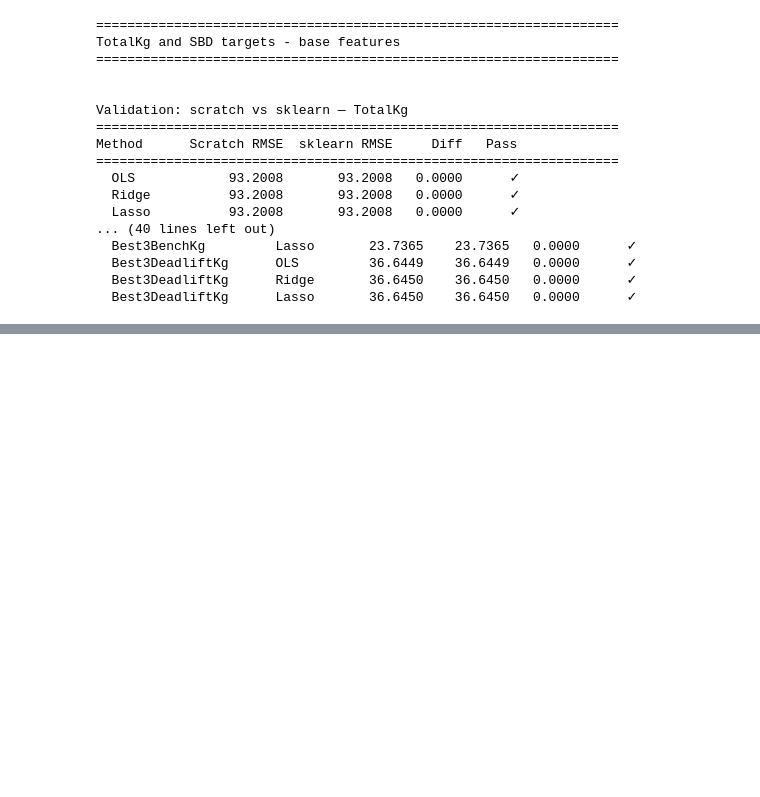
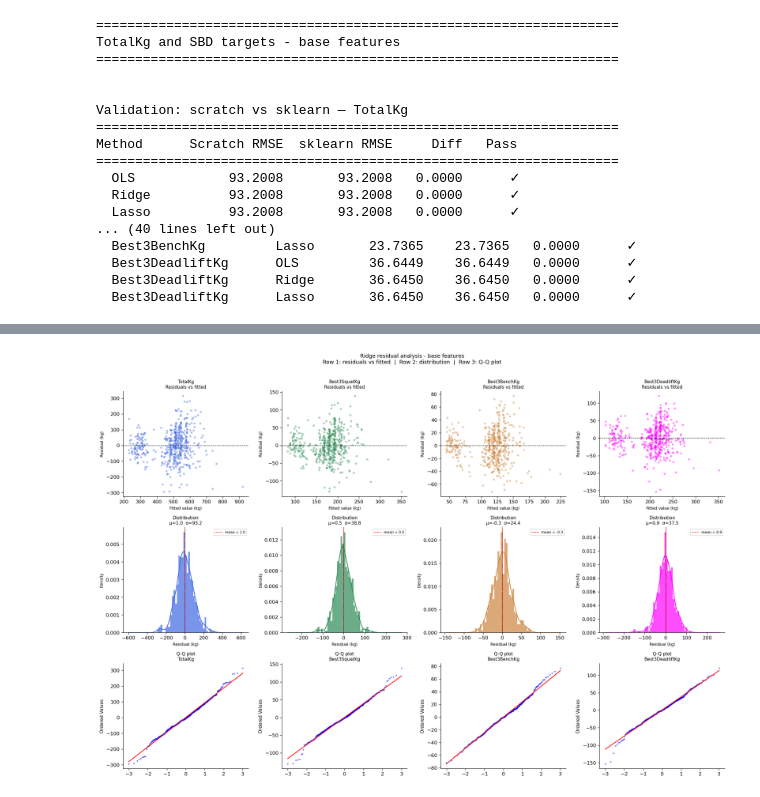
Before and after one commit to kostasrigatos/Greek-powerlifting-ML, a Jupyter notebook: greek_powerlifting_analysis.ipynb, the cells around one changed output, grey strips where cells are left out. Drawn from its saved outputs; the diff is of its cells as text; code cells hidden in the pictures; blank space fills up the shorter version.

Commit message:
Phase 4 complete: sex/age subgroup analysis, bias-variance diagnosis, residual correlation

```diff
--- a/greek_powerlifting_analysis.ipynb
+++ b/greek_powerlifting_analysis.ipynb
@@ -2822,7 +2824,7 @@ from sklearn.metrics import mean_squared_error
 
 # TotalKg; base features - fit sklearn models on scaled training data (no bias column needed)
 sk_ols_base_total        = LinearRegression().fit(X_tr_base_total_s, Y_tr_base_total.ravel())
-sk_ridge_base_total      = SkRidge(alpha = ridge_best_lam['TotalKg']).fit(X_tr_base_total_s, Y_tr_base_total.ravel())
+sk_ridge_base_total      = SkRidge(alpha = ridge_best_base['TotalKg']).fit(X_tr_base_total_s, Y_tr_base_total.ravel())
 sk_lasso_base_total      = SkLasso(alpha = lasso_best_base['TotalKg'], max_iter = 5000).fit(X_tr_base_total_s, Y_tr_base_total.ravel())
 
 sk_rmse_ols_base_total   = np.sqrt(mean_squared_error(Y_te_base_total.ravel(), sk_ols_base_total.predict(X_te_base_total_s)))
@@ -2831,7 +2833,7 @@ sk_rmse_lasso_base_total = np.sqrt(mean_squared_error(Y_te_base_total.ravel(), s
 
 # TotalKg; age-augmented features - fit sklearn models on scaled training data (no bias column needed)
 sk_ols_age_total         = LinearRegression().fit(X_tr_age_total_s, Y_tr_age_total.ravel())
-sk_ridge_age_total       = SkRidge(alpha = ridge_best_lam['TotalKg']).fit(X_tr_age_total_s, Y_tr_age_total.ravel())
+sk_ridge_age_total       = SkRidge(alpha = ridge_best_age['TotalKg']).fit(X_tr_age_total_s, Y_tr_age_total.ravel())
 sk_lasso_age_total       = SkLasso(alpha = lasso_best_age['TotalKg'], max_iter = 5000).fit(X_tr_age_total_s, Y_tr_age_total.ravel())
 
 sk_rmse_ols_age_total    = np.sqrt(mean_squared_error(Y_te_age_total.ravel(), sk_ols_age_total.predict(X_te_age_total_s)))
@@ -2840,7 +2842,7 @@ sk_rmse_lasso_age_total  = np.sqrt(mean_squared_error(Y_te_age_total.ravel(), sk
 
 # SBD targets; base features - sklearn handles multi-output natively for OLS and Ridge, but not for Lasso
 sk_ols_base_sbd          = LinearRegression().fit(X_tr_base_sbd_s, Y_tr_base_sbd)
-sk_ridge_base_sbd        = SkRidge(alpha = ridge_best_lam['Best3SquatKg']).fit(X_tr_base_sbd_s, Y_tr_base_sbd)
+sk_ridge_base_sbd        = SkRidge(alpha = ridge_best_base['Best3SquatKg']).fit(X_tr_base_sbd_s, Y_tr_base_sbd)
 sk_lasso_base_sbd        = np.zeros_like(Y_te_base_sbd, dtype = float)
 for i, target in enumerate(target_names_sbd):
     lasso_i = SkLasso(alpha = lasso_best_base[target], max_iter = 5000).fit(X_tr_base_sbd_s, Y_tr_base_sbd[:, i])
@@ -2852,7 +2854,7 @@ sk_rmse_lasso_base_sbd = rmse_per_target(Y_te_base_sbd, sk_lasso_base_sbd)
 
 # SBD targets; age-augmented features - sklearn handles multi-output natively for OLS and Ridge, but not for Lasso
 sk_ols_age_sbd          = LinearRegression().fit(X_tr_age_sbd_s, Y_tr_age_sbd)
-sk_ridge_age_sbd        = SkRidge(alpha = ridge_best_lam['Best3SquatKg']).fit(X_tr_age_sbd_s, Y_tr_age_sbd)
+sk_ridge_age_sbd        = SkRidge(alpha = ridge_best_age['Best3SquatKg']).fit(X_tr_age_sbd_s, Y_tr_age_sbd)
 sk_lasso_age_sbd        = np.zeros_like(Y_te_age_sbd, dtype = float)
 for i, target in enumerate(target_names_sbd):
     lasso_i = SkLasso(alpha = lasso_best_age[target], max_iter = 5000).fit(X_tr_age_sbd_s, Y_tr_age_sbd[:, i])
@@ -2992,0 +3006,5 @@ Method      Scratch RMSE  sklearn RMSE     Diff   Pass
+# %%
+# Create the Phase 4 plots folder
+plots_dir_p4 = Path('plots/phase4')
+plots_dir_p4.mkdir(parents=True, exist_ok=True)
+print(f"Plot output folder: {plots_dir_p4.resolve()}")
@@ -2992,0 +3306,85 @@ Method      Scratch RMSE  sklearn RMSE     Diff   Pass
+# %%
+from scipy import stats as scipy_stats
+
+# Compute the residuals using Ridge predictions
+residuals_base_total = Y_te_base_total.ravel() - Y_pred_ridge_base_total_te.ravel()
+residuals_age_total  = Y_te_age_total.ravel() - Y_pred_ridge_age_total_te.ravel()
+residuals_base_sbd   = Y_te_base_sbd - Y_pred_ridge_base_sbd_te
+residuals_age_sbd    = Y_te_age_sbd - Y_pred_ridge_age_sbd_te
+
+# Gather the above together
+all_residuals_base = [residuals_base_total] + [col for col in residuals_base_sbd.T]
+all_residuals_age = [residuals_age_total] + [col for col in residuals_age_sbd.T]
+all_preds_base = ([Y_pred_ridge_base_total_te.ravel()] + [col for col in Y_pred_ridge_base_sbd_te.T])
+all_preds_age = ([Y_pred_ridge_age_total_te.ravel()] + [col for col in Y_pred_ridge_age_sbd_te.T])
+
+colors = ['royalblue', 'seagreen', 'peru', 'magenta']
+
+import pandas as pd
+import scipy.stats as scipy_stats
+
+fig, axes = plt.subplots(3, 4, figsize=(18, 12))
+
+# 1. Clean loop header: Use direct index lookups to remove the complex nested zip layout
+for i, target in enumerate(all_targets_list):
+    # Extract loop-specific data cleanly from your lists
+    resid = all_residuals_base[i]
+    pred = all_preds_base[i]
+    col_color = colors[i]
+    resid_mean = resid.mean()
+
+    # ROW 1: Residuals vs Fitted Values
+    # Captures heteroscedasticity or missed non-linear relationships
+    ax_rv = axes[0, i]
+    ax_rv.scatter(pred, resid, alpha=0.35, s=10, color=col_color)
+    ax_rv.axhline(0, color="black", linewidth=0.8, linestyle="--")
+    ax_rv.set_xlabel("Fitted value (kg)", fontsize=8)
+    ax_rv.set_ylabel("Residual (kg)", fontsize=8)
+    ax_rv.set_title(f"{target}\nResiduals vs fitted", fontsize=9)
+
+    # ROW 2: Residual Histogram with KDE
+    # Evaluates error symmetry, dispersion, and baseline bias
+    ax_hist = axes[1, i]
+    ax_hist.hist(
+        resid, bins=35, color=col_color, edgecolor="none", alpha=0.7, density=True
+    )
+    pd.Series(resid).plot.kde(ax=ax_hist, color=col_color, linewidth=1.5)
+
+    ax_hist.axvline(0, color="black", linewidth=0.8, linestyle="--")
+    ax_hist.axvline(
+        resid_mean,
+        color="red",
+        linewidth=1,
+        linestyle="--",
+        label=f"mean = {resid_mean:.1f}",
+    )
+    ax_hist.set_xlabel("Residual (kg)", fontsize=8)
+    ax_hist.set_ylabel("Density", fontsize=8)
+    ax_hist.set_title(
+        f"Distribution\nμ={resid_mean:.1f}  σ={resid.std():.1f}", fontsize=9
+    )
+    ax_hist.legend(fontsize=7)
+
+    # ROW 3: Q-Q Plot Against Normal Distribution
+    # Curve tails reveal heavy or light tails relative to normality assumptions
+    ax_qq = axes[2, i]
+    scipy_stats.probplot(resid, dist="norm", plot=ax_qq)
+    ax_qq.set_title(f"Q-Q plot\n{target}", fontsize=9)
+    ax_qq.set_xlabel("")
+
+    # Clean matplotlib marker extraction syntax instead of general get_lines
+    ax_qq.lines[0].set(markersize=2, alpha=0.4)
+
+plt.suptitle(
+    "Ridge residual analysis - base features\n"
+    "Row 1: residuals vs fitted  |  "
+    "Row 2: distribution  |  "
+    "Row 3: Q-Q plot",
+    fontsize=11,
+    y=1.01,
+)
+plt.tight_layout()
+plt.savefig(plots_dir_p4 / "residual_analysis_base.png", bbox_inches="tight")
+plt.show()
+# %% [output]
+[figure, added]
```
Also changed, not shown: parts of 24 cells of this notebook, 1 other file.
